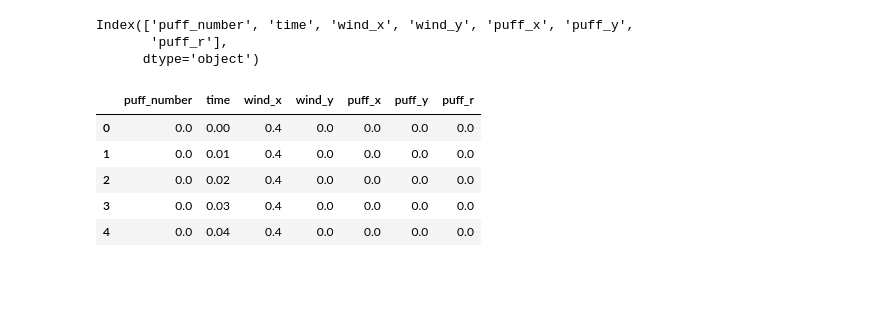
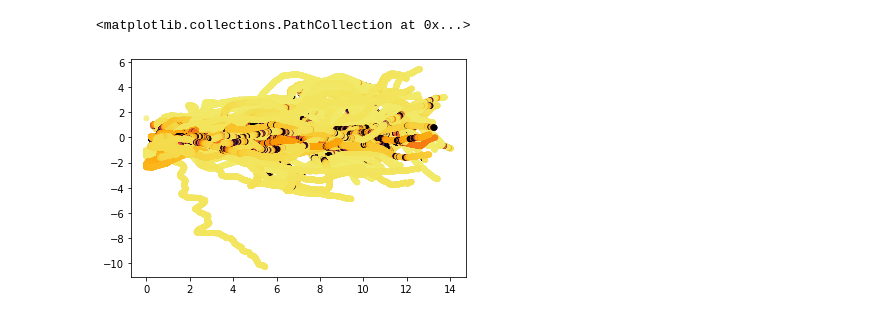
Before and after one commit to arunavanag591/plume_sim, a Jupyter notebook: puff_data_sim.ipynb, the cells around one changed output. Cells and saved outputs as stored; diff of their text form; code cells hidden in the pictures; blank space fills up the shorter version.

```diff
--- a/puff_data_sim.ipynb
+++ b/puff_data_sim.ipynb
@@ -9,15 +9,16 @@ df=pd.read_pickle(dir+'puff_data_20230123_131923.pickle')
-# %%
-df.keys()
-# %% [output]
-Index(['puff_number', 'time', 'wind_x', 'wind_y', 'puff_x', 'puff_y',
-       'puff_r'],
-      dtype='object')
-# %%
-df.head()
-# %% [output]
-|  | puff_number | time | wind_x | wind_y | puff_x | puff_y | puff_r |
-| 0 | 0.0 | 0.00 | 0.4 | 0.0 | 0.0 | 0.0 | 0.0 |
-| 1 | 0.0 | 0.01 | 0.4 | 0.0 | 0.0 | 0.0 | 0.0 |
-| 2 | 0.0 | 0.02 | 0.4 | 0.0 | 0.0 | 0.0 | 0.0 |
-| 3 | 0.0 | 0.03 | 0.4 | 0.0 | 0.0 | 0.0 | 0.0 |
-| 4 | 0.0 | 0.04 | 0.4 | 0.0 | 0.0 | 0.0 | 0.0 |
+# %%
+dir_odor='~/DataAnalysis/data/Sprints/HighRes/'
+# %%
+# t=pd.read_hdf(dir_odor+'NotWindy/NotWindyMASigned.h5')
+t=pd.read_hdf(dir_odor+'Windy/WindyMASigned.h5')
+# %%
+t1 = t[(t['xsrc'] >= -10) & (t['xsrc'] <= 10) & (t['ysrc'] >= -10) & (t['ysrc'] <= 10)]
+t1=t1.reset_index()
+# %%
+plt.scatter(t1.distance_from_source_a*t1.xsign,
+            t1.nearest_from_streakline*t1.ysign,
+            c=t1.odor, cmap="inferno_r",
+            edgecolors='none', alpha=0.7, vmin=0, vmax=10)
+# %% [output]
+<matplotlib.collections.PathCollection at 0x...>
+[figure, added]
```
Also changed, not shown: parts of 11 cells of this notebook, 4 other files.
